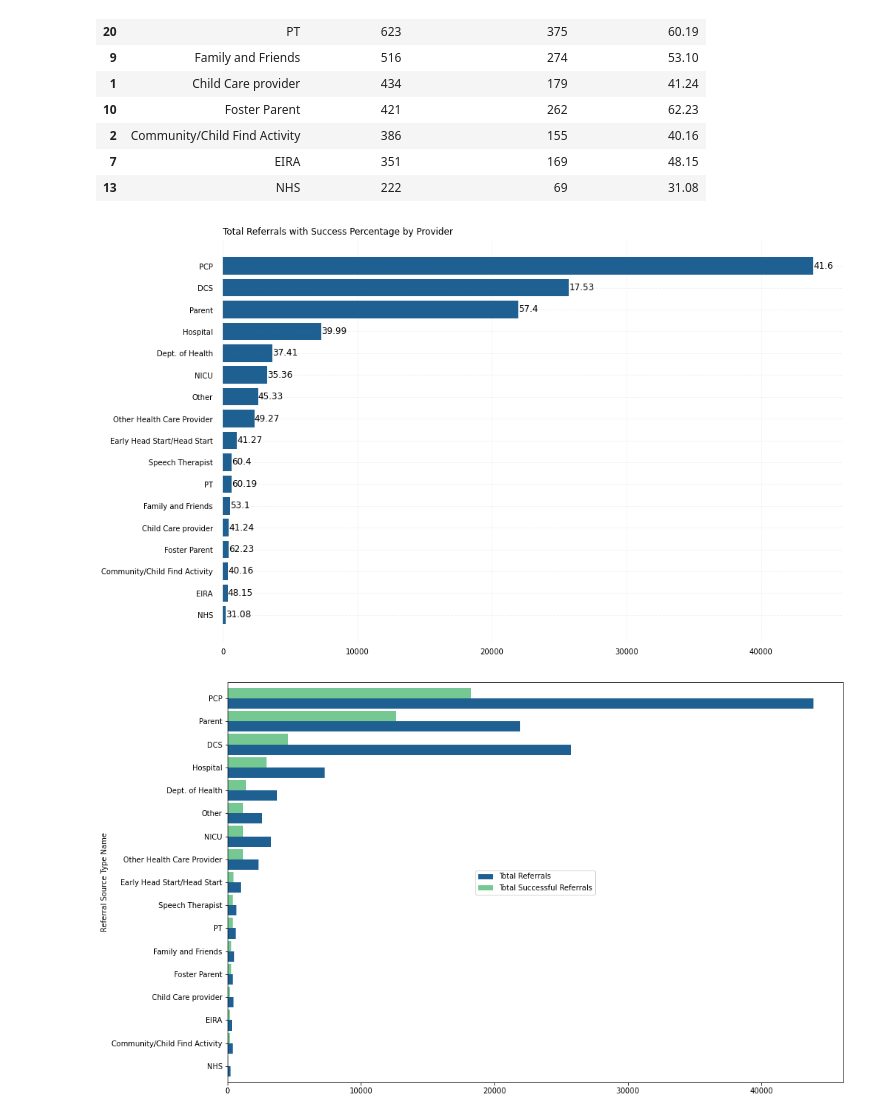
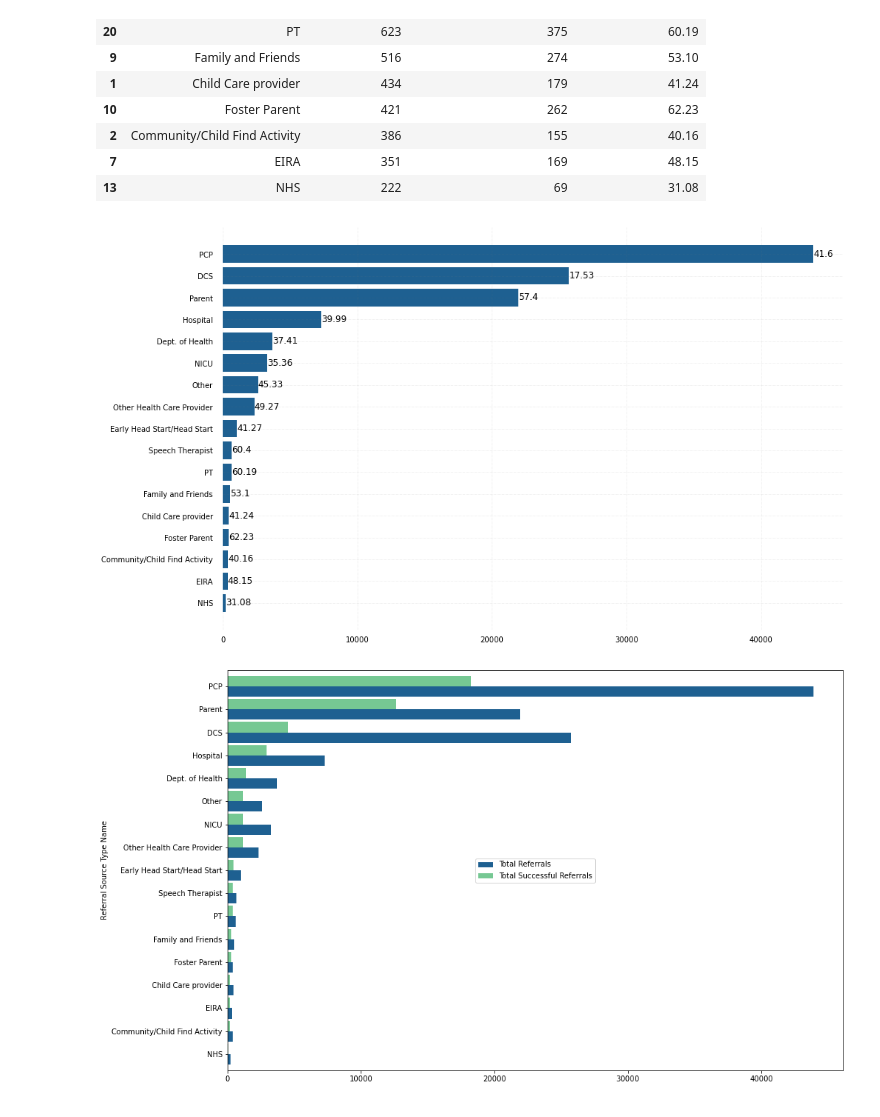
Before and after one commit to MylahKate/teis_project-scar, a Jupyter notebook: notebook/teis_q2.ipynb, the cells around one changed output. Saved outputs shown, nothing was run; the diff lists cells and outputs as text; code cells hidden in the pictures.

```diff
--- a/notebook/teis_q2.ipynb
+++ b/notebook/teis_q2.ipynb
@@ -211,37 +211,37 @@ ax.yaxis.set_ticks_position('none')
 ax.xaxis.set_tick_params(pad = 5)
 ax.yaxis.set_tick_params(pad = 10)
 
 # Add x, y gridlines
 ax.grid(b = True, color ='gray',
         linestyle ='-.', linewidth = 0.5,
         alpha = 0.2)
 
 # Show top values
 ax.invert_yaxis()
 
 # Add annotation to bars
 for counter, i in enumerate(ax.patches):
     plt.text(i.get_width()+0.2, i.get_y()+0.5,
              #str(round((i.get_width()), 2)),
              str(tot_ref2['Percentage Success'].values[counter]),
              fontsize = 12, fontweight ='normal',
              color ='black')
 
 # Add Plot Title
-ax.set_title('Total Referrals with Success Percentage by Provider',
-             loc ='left', )
+#ax.set_title('Total Referrals with Success Percentage by Provider',
+ #            loc ='left', )
 
 # S
 # Show Plot
 plt.show()
 
 fig.savefig('../data/total_referrals_with_success_percentage_by_provider.png', dpi='figure', format='png', metadata=None,
-        bbox_inches=None, pad_inches=0.1,
+        bbox_inches='tight', pad_inches=0.1,
         facecolor='auto', edgecolor='auto',
         backend=None
        )
 # %% [output]
-[figure, old version]
+[figure, new version]
 # %%
 tot_ref.sort_values(by = 'Total Successful Referrals').plot(x='Referral Source Type Name',
                 y = ['Total Referrals', 'Total Successful Referrals'], kind = 'barh', figsize = (15,10), width = .9, color = ['#1E6091', '#76C893'])
```
Also changed, not shown: parts of 2 cells of this notebook, 4 other files.
